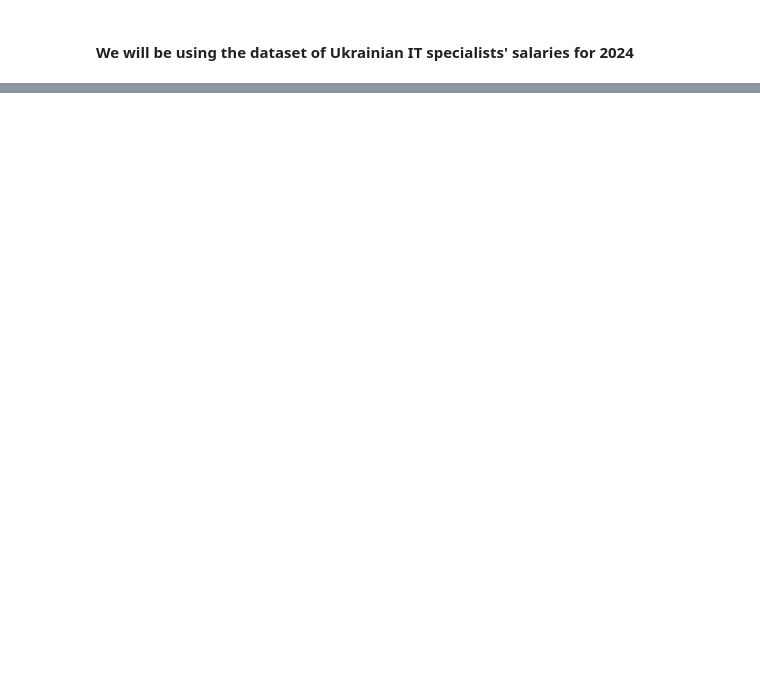
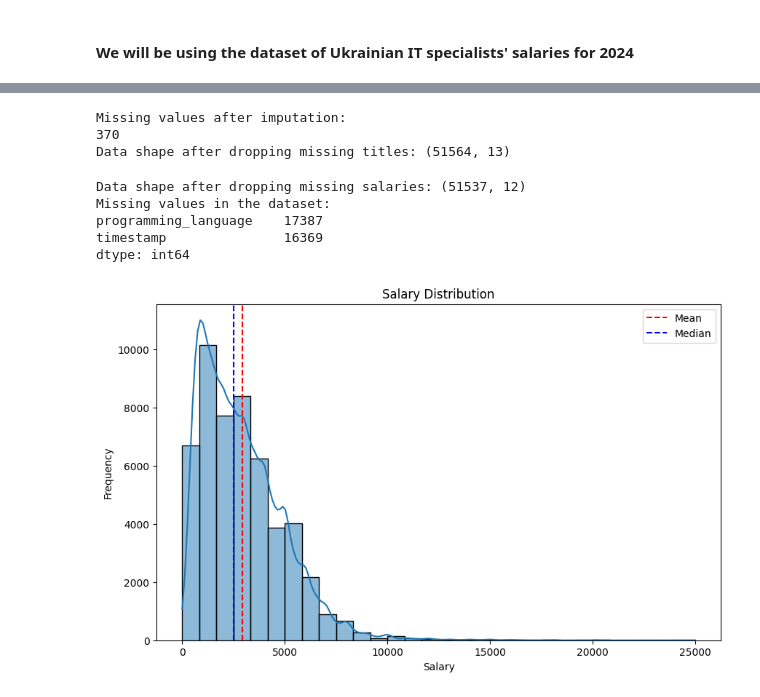
Before and after one commit to Danylo-Ik/Econometrics-Project-IT, a Jupyter notebook: it_salaries.ipynb, the cells around one changed output, grey strips where cells are left out. Drawn from its saved outputs; the diff is of its cells as text; code cells hidden in the pictures; blank space fills up the shorter version.

```diff
--- a/it_salaries.ipynb
+++ b/it_salaries.ipynb
@@ -225,0 +96,48 @@ plt.show()
+# %%
+# Fill based on mode title per position
+title_mode_by_position = df_all.groupby('position')['title'].agg(lambda x: x.mode().iloc[0] if not x.mode().empty else np.nan)
+
+# Apply to missing rows
+def impute_title(row):
+    if pd.isna(row['title']):
+        return title_mode_by_position.get(row['position'], np.nan)
+    return row['title']
+
+df_all['title'] = df_all.apply(impute_title, axis=1)
+# %%
+print(f"Missing values after imputation:\n{df_all['title'].isna().sum()}")
+# drop rows with missing title
+df_all = df_all.dropna(subset=['title'])
+print(f"Data shape after dropping missing titles: {df_all.shape}")
+# %% [output]
+Missing values after imputation:
+370
+Data shape after dropping missing titles: (51564, 13)
+# %%
+df_all = df_all.dropna(subset=['salary'])
+df_all = df_all.drop(columns=['title_missing'])
+print(f"Data shape after dropping missing salaries: {df_all.shape}")
+missing_values = df_all.isnull().sum()
+missing_values = missing_values[missing_values > 0]
+print(f"Missing values in the dataset:\n{missing_values}")
+# %% [output]
+Data shape after dropping missing salaries: (51537, 12)
+Missing values in the dataset:
+programming_language    17387
+timestamp               16369
+dtype: int64
+# %%
+plt.figure(figsize=(10, 6))
+sns.histplot(df_all['salary'], bins=30, kde=True)
+# visualize mean and median
+mean_salary = df_all['salary'].mean()
+median_salary = df_all['salary'].median()
+plt.axvline(mean_salary, color='red', linestyle='--', label='Mean')
+plt.axvline(median_salary, color='blue', linestyle='--', label='Median')
+plt.legend()
+plt.title("Salary Distribution")
+plt.xlabel("Salary")
+plt.ylabel("Frequency")
+plt.show()
+# %% [output]
+[figure, added]
```
Also changed, not shown: parts of 31 cells of this notebook.
